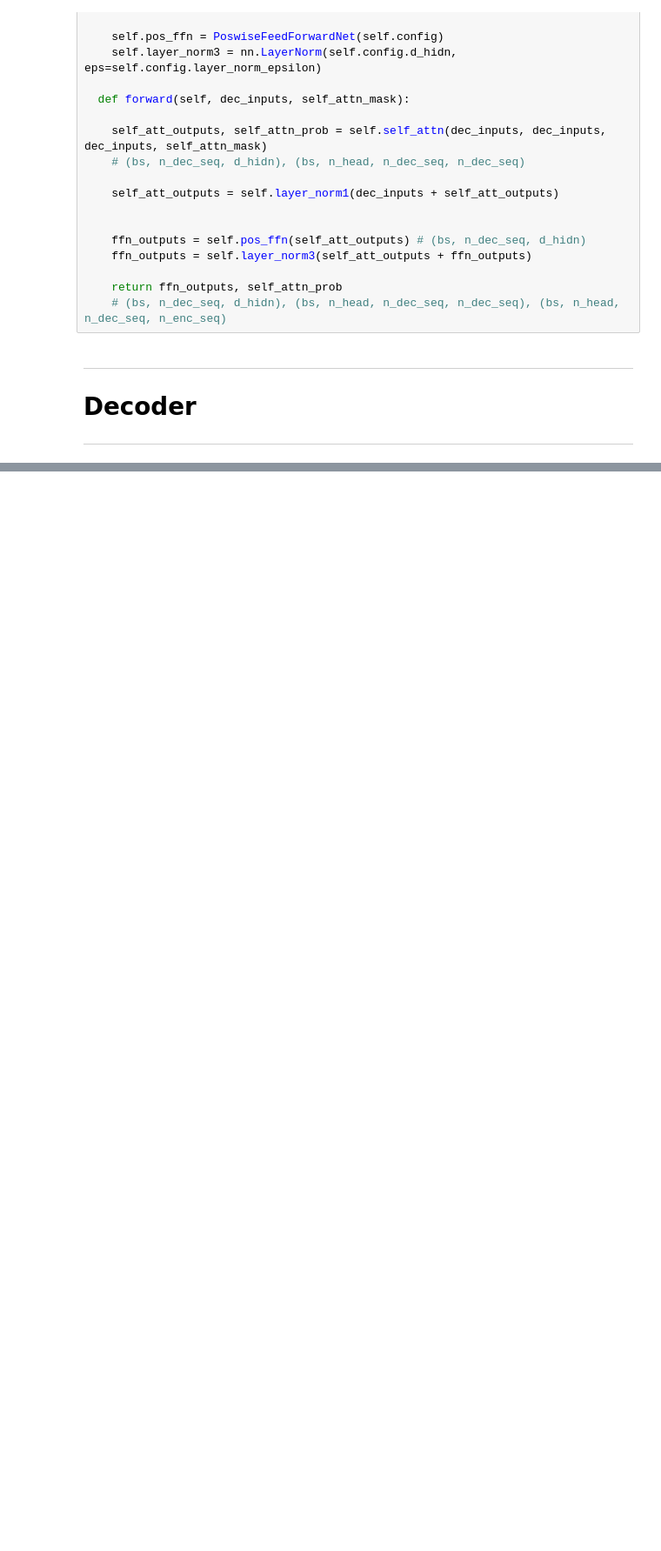
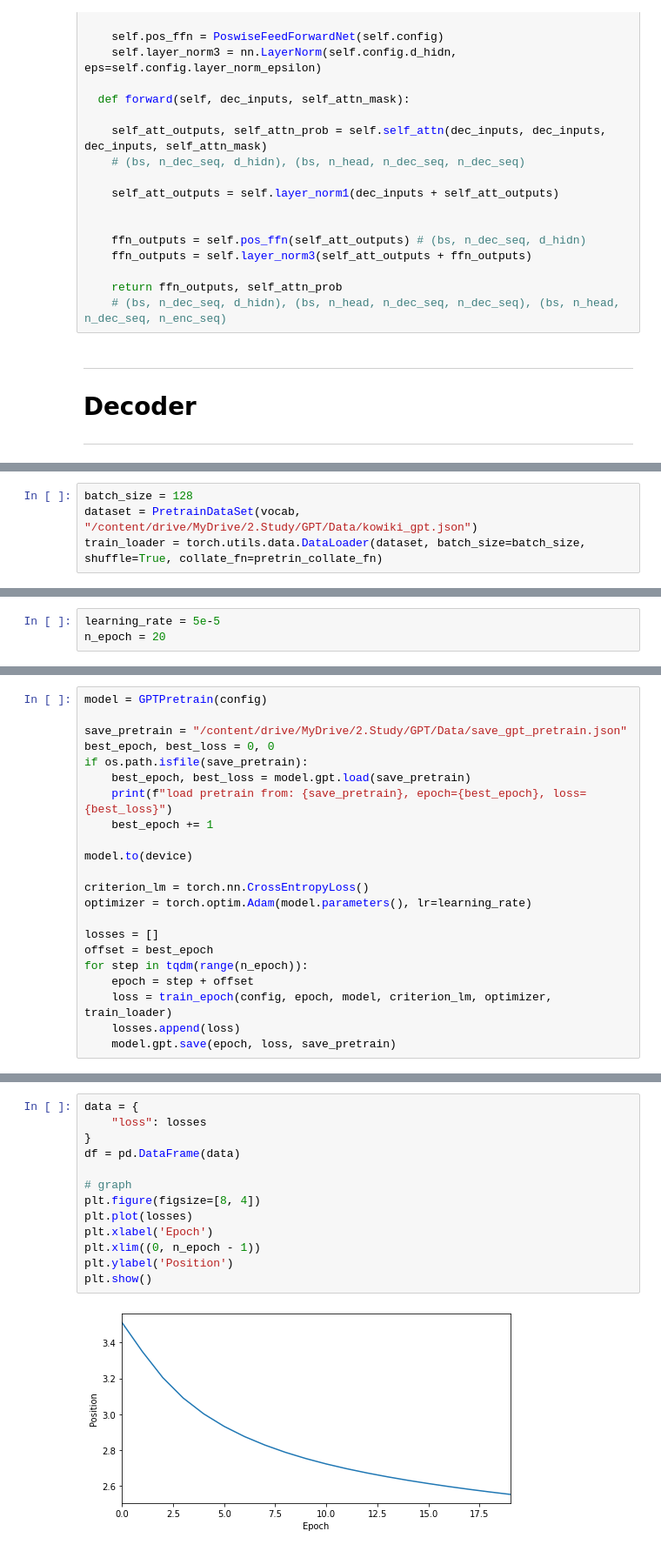
Before and after one commit to chorokdong/Study_everything, a Jupyter notebook: GPT/GPT_1.ipynb, the cells around one changed output, grey strips where cells are left out. Shown at 87% size. Drawn from its saved outputs; the diff is of its cells as text; blank space fills up the shorter version.

```diff
--- a/GPT/GPT_1.ipynb
+++ b/GPT/GPT_1.ipynb
@@ -320,0 +517,4 @@ class Decoder(nn.Module):
+# %%
+batch_size = 128
+dataset = PretrainDataSet(vocab, "/content/drive/MyDrive/2.Study/GPT/Data/kowiki_gpt.json")
+train_loader = torch.utils.data.DataLoader(dataset, batch_size=batch_size, shuffle=True, collate_fn=pretrin_collate_fn)
@@ -320,0 +551,3 @@ class Decoder(nn.Module):
+# %%
+learning_rate = 5e-5
+n_epoch = 20
@@ -320,0 +567,22 @@ class Decoder(nn.Module):
+# %%
+model = GPTPretrain(config)
+
+save_pretrain = "/content/drive/MyDrive/2.Study/GPT/Data/save_gpt_pretrain.json"
+best_epoch, best_loss = 0, 0
+if os.path.isfile(save_pretrain):
+    best_epoch, best_loss = model.gpt.load(save_pretrain)
+    print(f"load pretrain from: {save_pretrain}, epoch={best_epoch}, loss={best_loss}")
+    best_epoch += 1
+
+model.to(device)
+
+criterion_lm = torch.nn.CrossEntropyLoss()
+optimizer = torch.optim.Adam(model.parameters(), lr=learning_rate)
+
+losses = []
+offset = best_epoch
+for step in tqdm(range(n_epoch)):
+    epoch = step + offset
+    loss = train_epoch(config, epoch, model, criterion_lm, optimizer, train_loader)
+    losses.append(loss)
+    model.gpt.save(epoch, loss, save_pretrain)
@@ -320,0 +591,15 @@ class Decoder(nn.Module):
+# %%
+data = {
+    "loss": losses
+}
+df = pd.DataFrame(data)
+
+# graph
+plt.figure(figsize=[8, 4])
+plt.plot(losses)
+plt.xlabel('Epoch')
+plt.xlim((0, n_epoch - 1))
+plt.ylabel('Position')
+plt.show()
+# %% [output]
+[figure, added]
```
Also changed, not shown: parts of 19 cells of this notebook.
